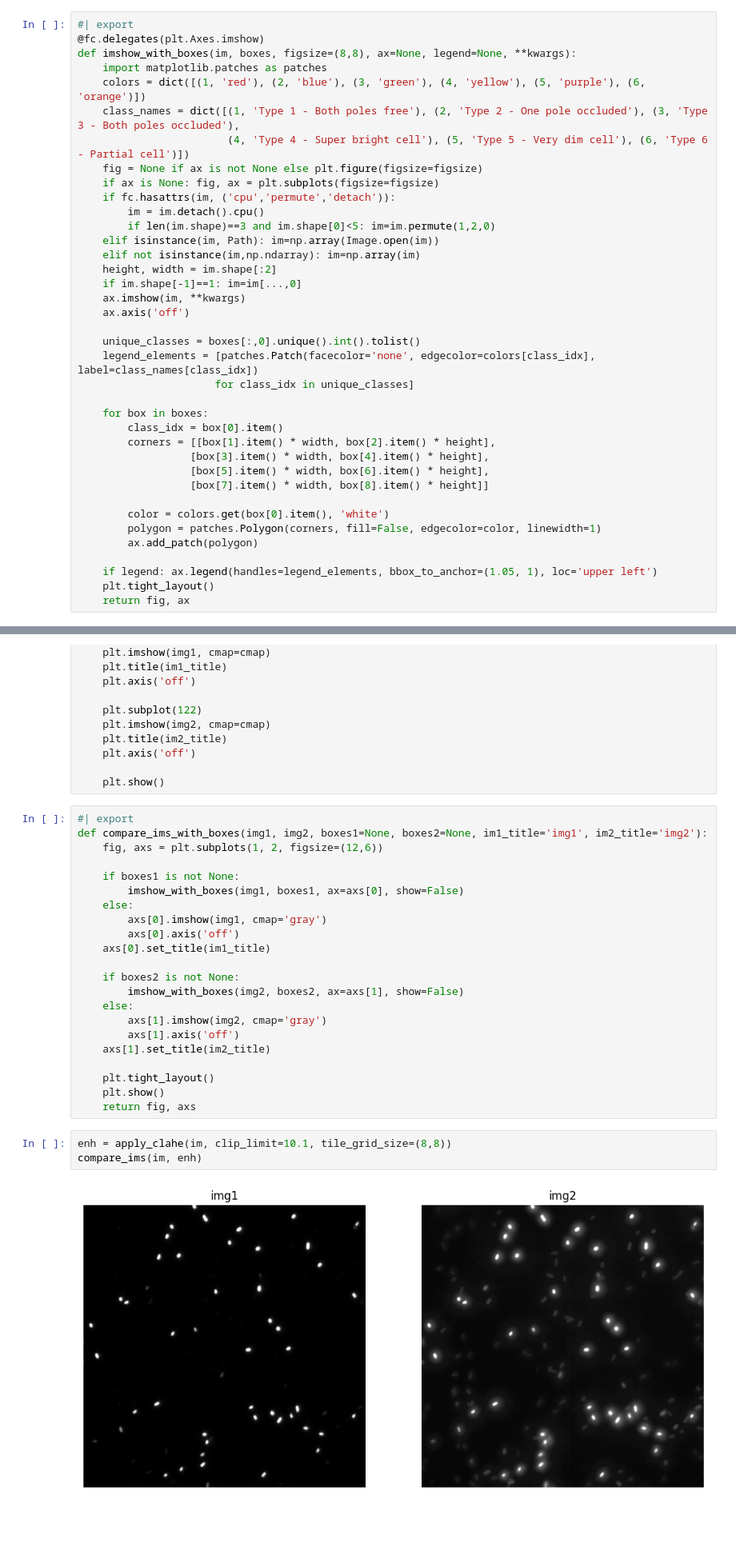
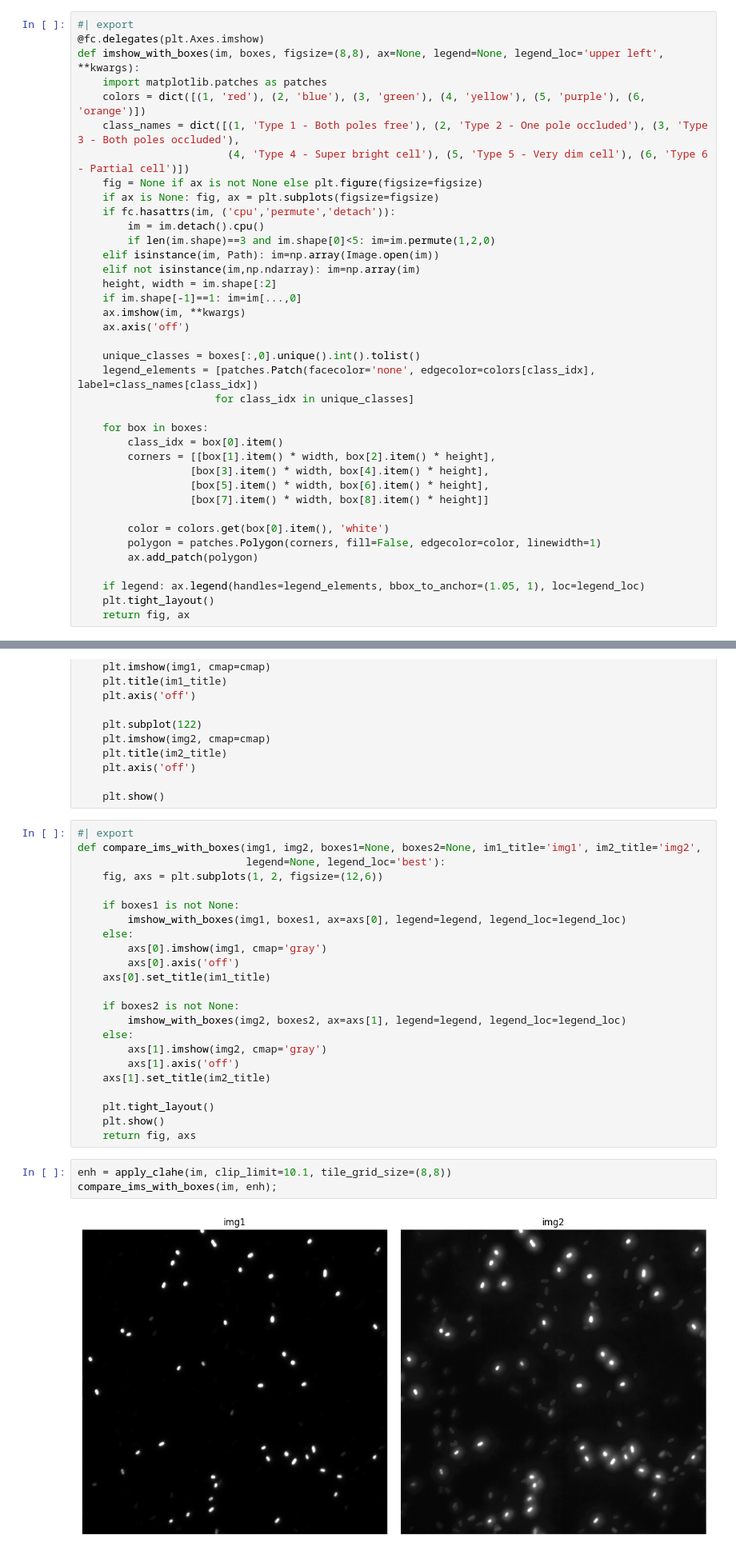
Before and after one commit to galopyz/pilus_project, a Jupyter notebook: nbs/00_core.ipynb, the cells around one changed output, grey strips where cells are left out. Shown at 80% size. Saved outputs shown, nothing was run; the diff lists cells and outputs as text; blank space fills up the shorter version.

Commit message:
Add compare_ims_with_boxes

```diff
--- a/nbs/00_core.ipynb
+++ b/nbs/00_core.ipynb
@@ -137,7 +137,7 @@ We want to take a look at images with bounding boxes.
 # %%
 #| export
 @fc.delegates(plt.Axes.imshow)
-def imshow_with_boxes(im, boxes, figsize=(8,8), ax=None, legend=None, **kwargs):
+def imshow_with_boxes(im, boxes, figsize=(8,8), ax=None, legend=None, legend_loc='upper left', **kwargs):
     import matplotlib.patches as patches
     colors = dict([(1, 'red'), (2, 'blue'), (3, 'green'), (4, 'yellow'), (5, 'purple'), (6, 'orange')])
     class_names = dict([(1, 'Type 1 - Both poles free'), (2, 'Type 2 - One pole occluded'), (3, 'Type 3 - Both poles occluded'),
@@ -169,7 +169,7 @@ def imshow_with_boxes(im, boxes, figsize=(8,8), ax=None, legend=None, **kwargs):
         polygon = patches.Polygon(corners, fill=False, edgecolor=color, linewidth=1)
         ax.add_patch(polygon)
 
-    if legend: ax.legend(handles=legend_elements, bbox_to_anchor=(1.05, 1), loc='upper left')
+    if legend: ax.legend(handles=legend_elements, bbox_to_anchor=(1.05, 1), loc=legend_loc)
     plt.tight_layout()
     return fig, ax
 # %%
@@ -238,18 +238,19 @@ def compare_ims(img1, img2, im1_title='img1', im2_title='img2', cmap='gray'):
     plt.show()
 # %%
 #| export
-def compare_ims_with_boxes(img1, img2, boxes1=None, boxes2=None, im1_title='img1', im2_title='img2'):
+def compare_ims_with_boxes(img1, img2, boxes1=None, boxes2=None, im1_title='img1', im2_title='img2',
+                           legend=None, legend_loc='best'):
     fig, axs = plt.subplots(1, 2, figsize=(12,6))
 
     if boxes1 is not None:
-        imshow_with_boxes(img1, boxes1, ax=axs[0], show=False)
+        imshow_with_boxes(img1, boxes1, ax=axs[0], legend=legend, legend_loc=legend_loc)
     else:
         axs[0].imshow(img1, cmap='gray')
         axs[0].axis('off')
     axs[0].set_title(im1_title)
 
     if boxes2 is not None:
-        imshow_with_boxes(img2, boxes2, ax=axs[1], show=False)
+        imshow_with_boxes(img2, boxes2, ax=axs[1], legend=legend, legend_loc=legend_loc)
     else:
         axs[1].imshow(img2, cmap='gray')
         axs[1].axis('off')
@@ -260,9 +261,9 @@ def compare_ims_with_boxes(img1, img2, boxes1=None, boxes2=None, im1_title='img1
     return fig, axs
 # %%
 enh = apply_clahe(im, clip_limit=10.1, tile_grid_size=(8,8))
-compare_ims(im, enh)
+compare_ims_with_boxes(im, enh);
 # %% [output]
-[figure, old version]
+[figure, new version]
 # %% [markdown]
 Here's what it looks like with labels:
 # %%
```
Also changed, not shown: parts of 2 cells of this notebook.
